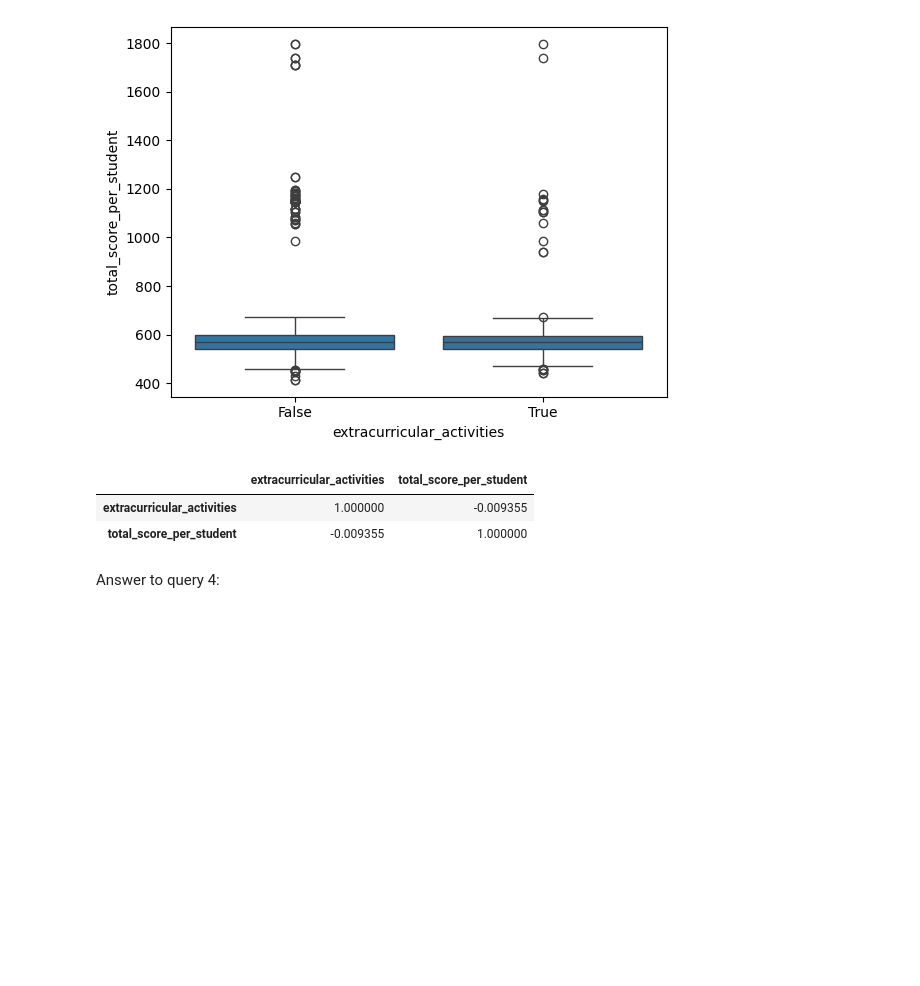
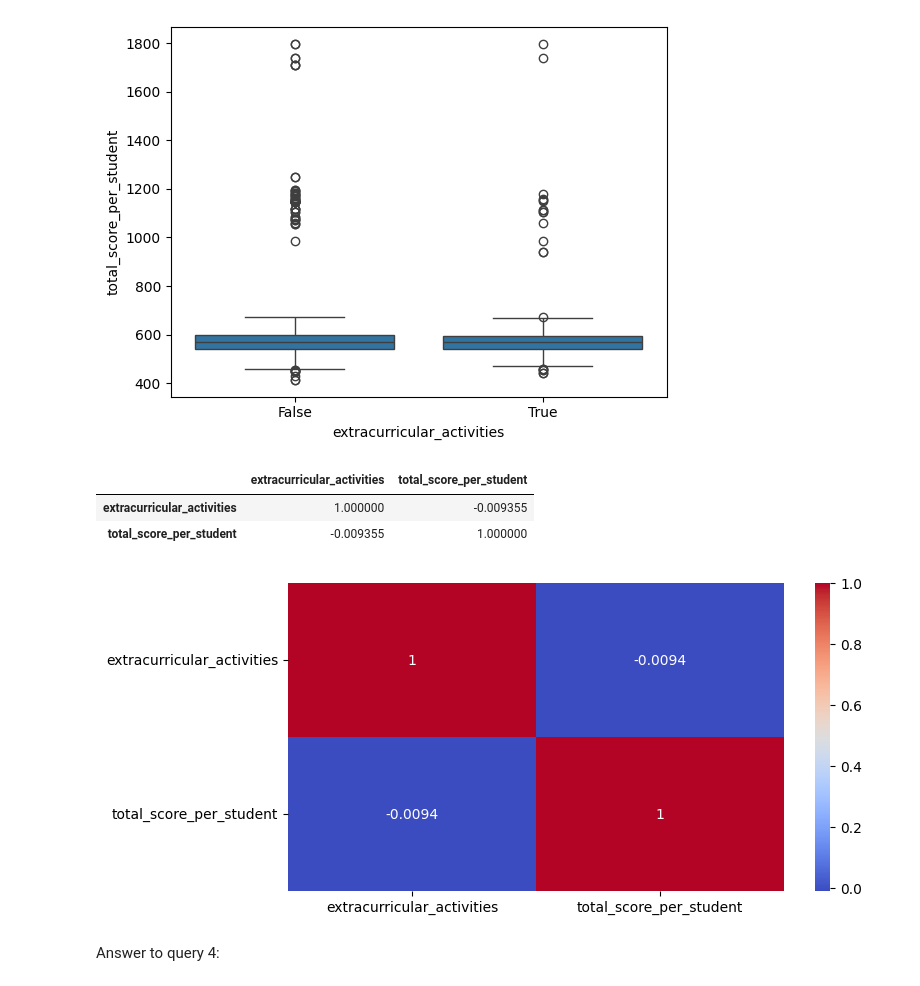
Before and after one commit to Data-Epic/data-wrangling-ogechukwu-okoli, a Jupyter notebook: task-3/Students-performance-Ogechukwu-Okoli.ipynb, the cells around one changed output. Cells and saved outputs as stored; diff of their text form; code cells hidden in the pictures; blank space fills up the shorter version.

```diff
--- a/task-3/Students-performance-Ogechukwu-Okoli.ipynb
+++ b/task-3/Students-performance-Ogechukwu-Okoli.ipynb
@@ -593,6 +603,13 @@ correlatingcolumns
 |  | extracurricular_activities | total_score_per_student |
 | extracurricular_activities | 1.000000 | -0.009355 |
 | total_score_per_student | -0.009355 | 1.000000 |
+# %%
+plt.figure(figsize=(8,4))  # Optional: adjust figure size
+sns.heatmap(data=correlatingcolumns, annot=True, cmap='coolwarm')
+
+plt.show()
+# %% [output]
+[figure, added]
 # %% [markdown]
 Answer to query 4:
 # %% [markdown]
```
Also changed, not shown: parts of 3 cells of this notebook.
